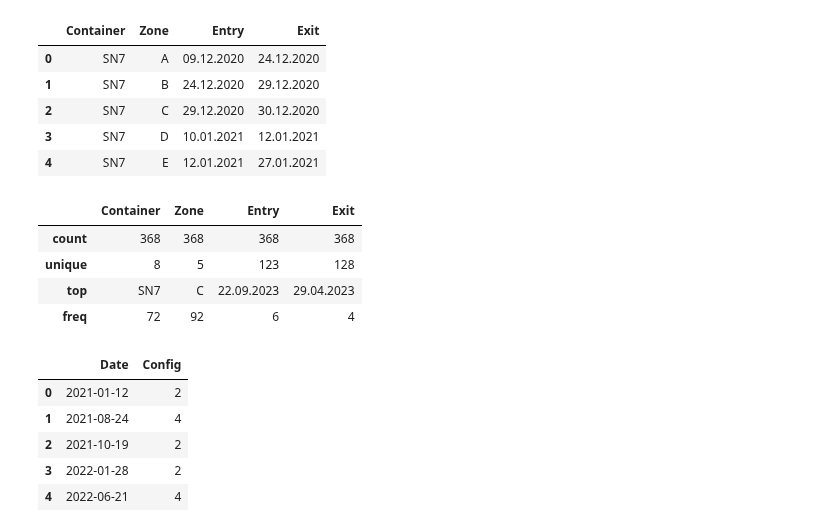
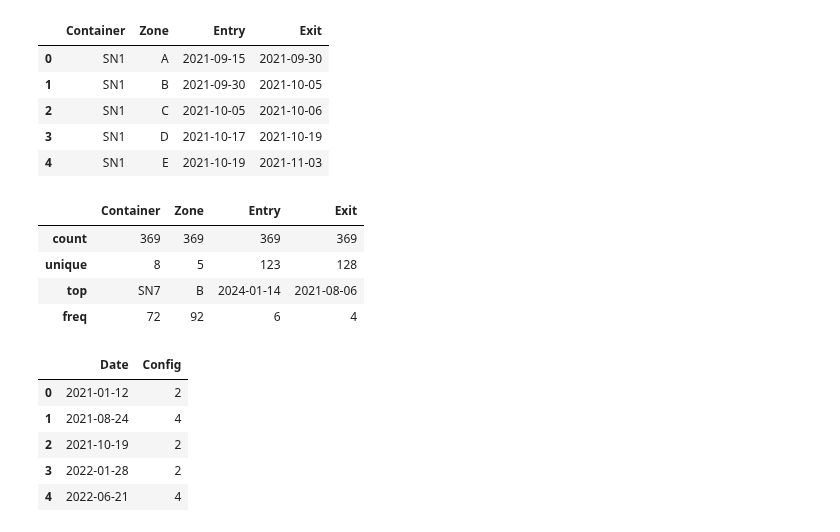
Before and after one commit to ThomasSecco/Hackathon, a Jupyter notebook: notebooks/Louison.ipynb, the cells around one changed output. Cells and saved outputs as stored; diff of their text form; code cells hidden in the pictures.

```diff
--- a/notebooks/Louison.ipynb
+++ b/notebooks/Louison.ipynb
@@ -3,22 +3,22 @@ import pandas as pd
 import numpy as np
 import matplotlib.pyplot as plt
 # %%
-df = pd.read_excel("../dataset/ariane_tracks_booster_container_1.0.xlsx")
+df = pd.read_csv("../dataset/containers.csv")
 df.head()
 # %% [output]
 |  | Container | Zone | Entry | Exit |
-| 0 | SN7 | A | 09.12.2020 | 24.12.2020 |
-| 1 | SN7 | B | 24.12.2020 | 29.12.2020 |
-| 2 | SN7 | C | 29.12.2020 | 30.12.2020 |
-| 3 | SN7 | D | 10.01.2021 | 12.01.2021 |
-| 4 | SN7 | E | 12.01.2021 | 27.01.2021 |
+| 0 | SN1 | A | 2021-09-15 | 2021-09-30 |
+| 1 | SN1 | B | 2021-09-30 | 2021-10-05 |
+| 2 | SN1 | C | 2021-10-05 | 2021-10-06 |
+| 3 | SN1 | D | 2021-10-17 | 2021-10-19 |
+| 4 | SN1 | E | 2021-10-19 | 2021-11-03 |
 # %%
 df.describe()
 # %% [output]
 |  | Container | Zone | Entry | Exit |
-| count | 368 | 368 | 368 | 368 |
+| count | 369 | 369 | 369 | 369 |
 | unique | 8 | 5 | 123 | 128 |
-| top | SN7 | C | 22.09.2023 | 29.04.2023 |
+| top | SN7 | B | 2024-01-14 | 2021-08-06 |
 | freq | 72 | 92 | 6 | 4 |
 # %%
 demands = pd.read_excel("../dataset/a6_booster_delivery_planning.xlsx")
```
Also changed, not shown: parts of 11 cells of this notebook, 5 other files.
